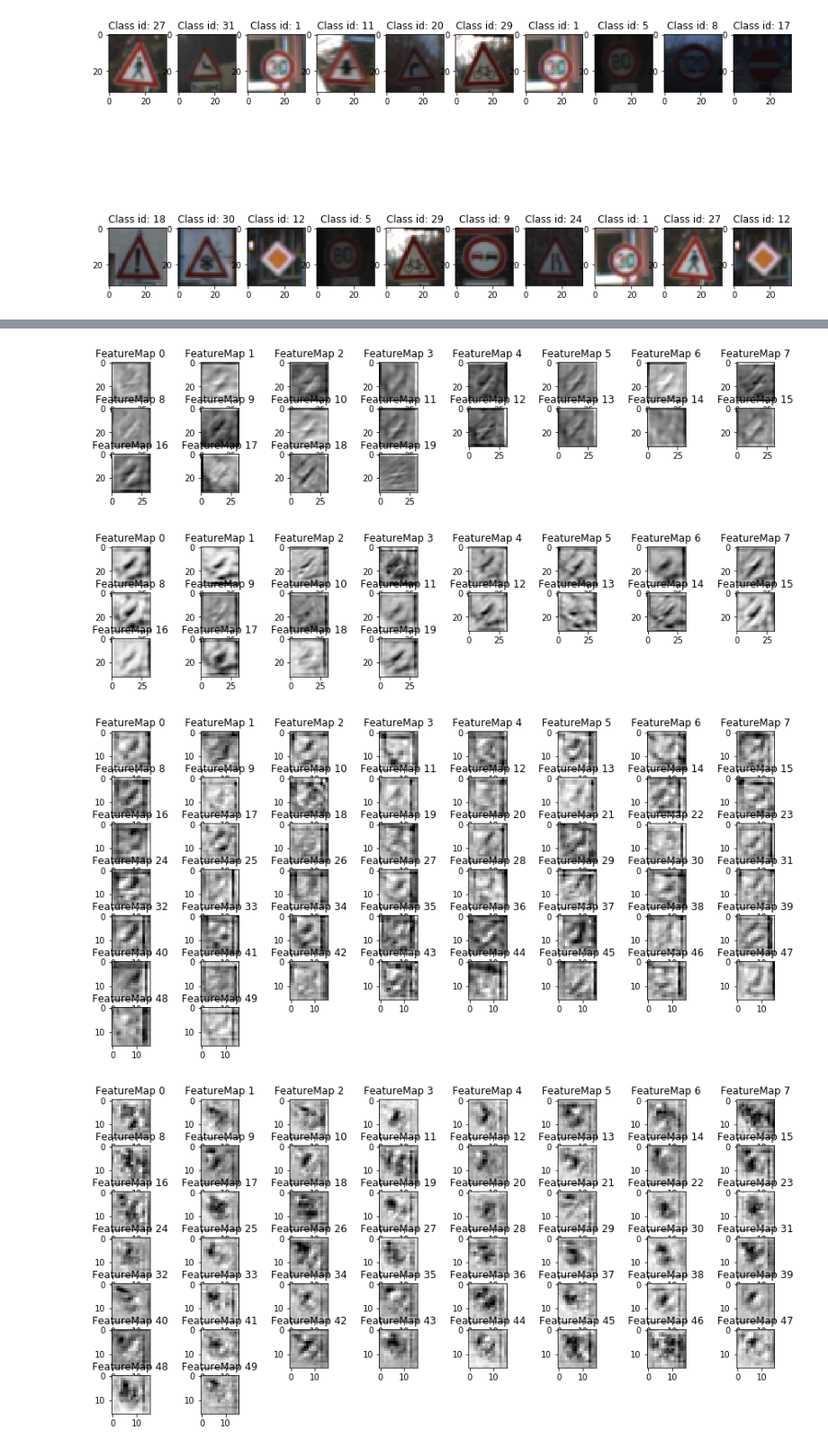
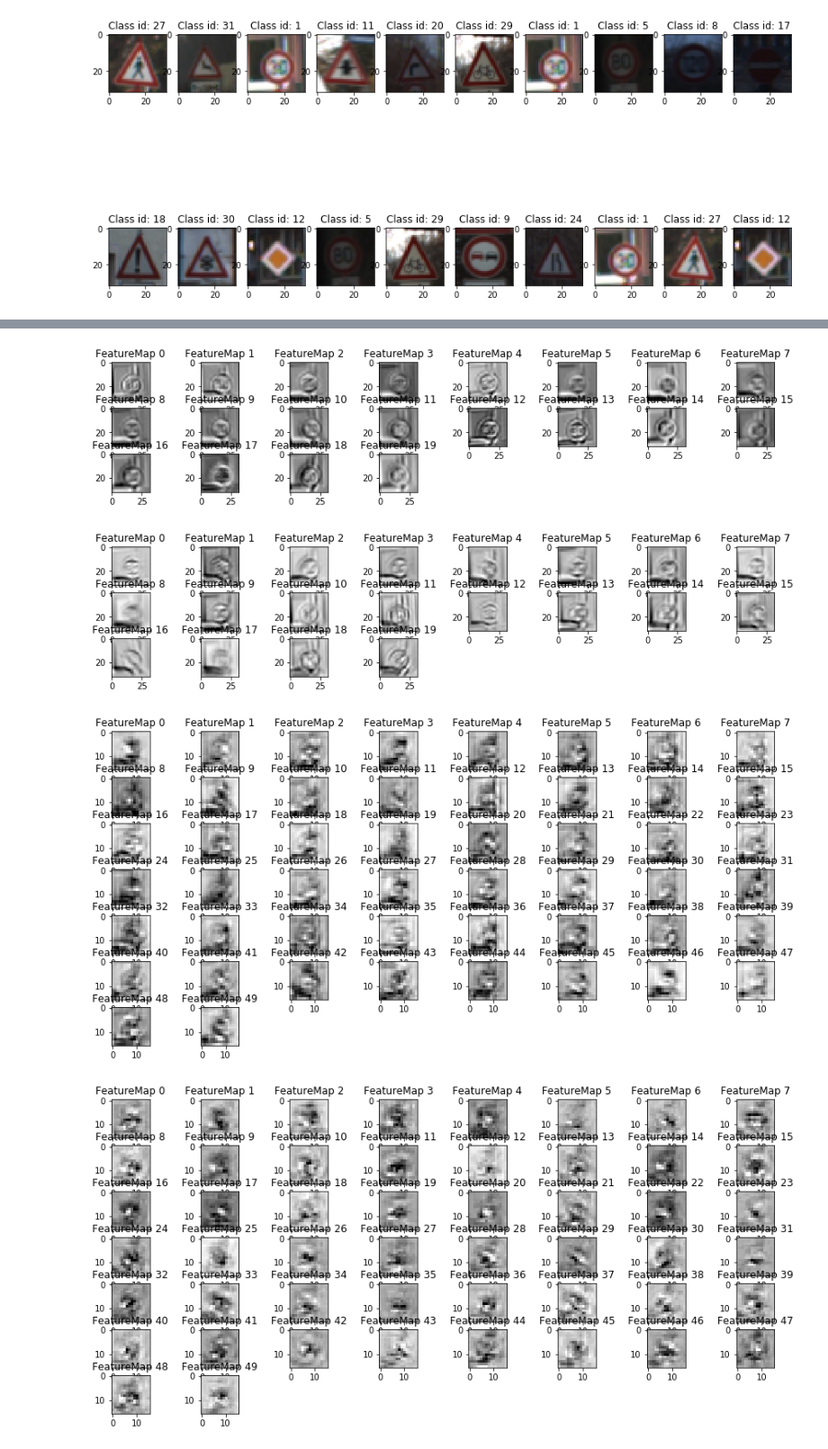
Before and after one commit to koulakis/CarND-Traffic-Sign-Classifier-Project, a Jupyter notebook: Traffic_Sign_Classifier.ipynb, the cells around one changed output, grey strips where cells are left out. Shown at 90% size. Cells and saved outputs as stored; diff of their text form; code cells hidden in the pictures.

Commit message:
Successfully runs layer visualizations.

```diff
--- a/Traffic_Sign_Classifier.ipynb
+++ b/Traffic_Sign_Classifier.ipynb
@@ -419,7 +419,7 @@ Wall time: 26min 12s
 with tf.Session() as sess:
     saver.restore(sess, tf.train.latest_checkpoint('./models'))
 
-    test_acc = evaluate_tf_variable(sess, accuracy, X_valid_scaled, y_valid)
+    valid_acc = evaluate_tf_variable(sess, accuracy, X_valid_scaled, y_valid)
     print('Validation Accuracy: {:.6f}'.format(valid_acc))
 # %% [output]
 INFO:tensorflow:Restoring parameters from ./models/saturation_randomly_removed
@@ -689,3 +689,3 @@ INFO:tensorflow:Restoring parameters from ./models/mean_zero_images
 # %%
-visualize_feature_maps(X_train[representatives_dict[41]])
+visualize_feature_maps(X_train[representatives_dict[1]])
 # %% [output]
@@ -693,4 +693,4 @@ INFO:tensorflow:Restoring parameters from ./models/mean_zero_images
-[figure, old version]
+[figure, new version]
-[figure, old version]
+[figure, new version]
-[figure, old version]
+[figure, new version]
-[figure, old version]
+[figure, new version]
```
Also changed, not shown: parts of 6 cells of this notebook.
